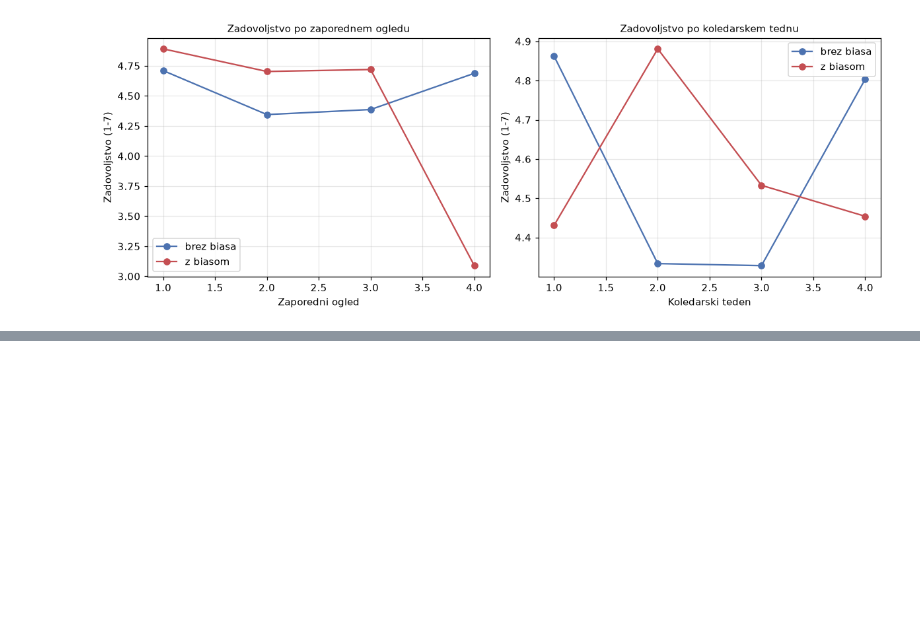
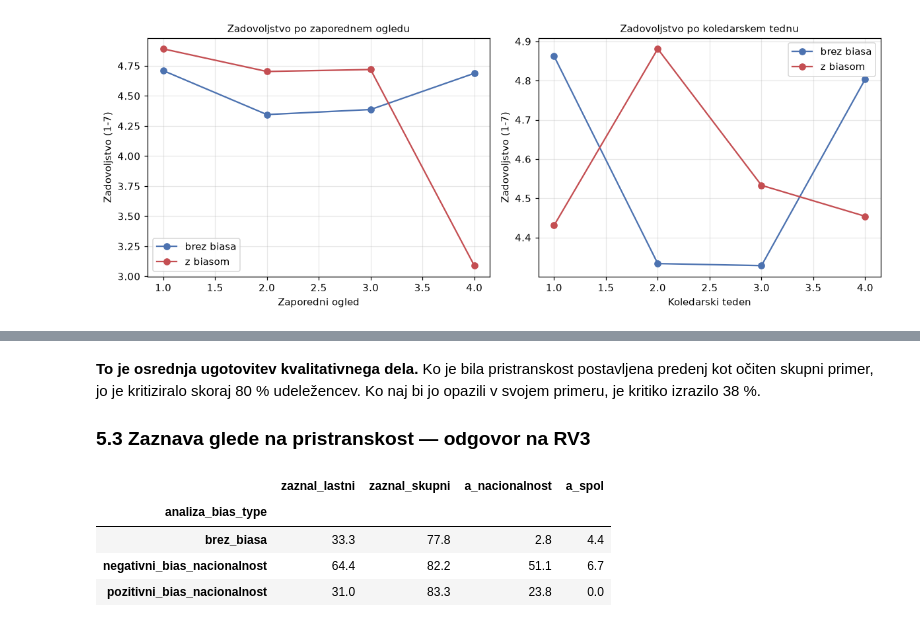
Before and after one commit to HarisBeg26/xai-analiza-podatkov, a Jupyter notebook: Analiza/analiza_mesani_modeli.ipynb, the cells around one changed output, grey strips where cells are left out. Saved outputs shown, nothing was run; the diff lists cells and outputs as text; code cells hidden in the pictures; blank space fills up the shorter version.

```diff
--- a/Analiza/analiza_mesani_modeli.ipynb
+++ b/Analiza/analiza_mesani_modeli.ipynb
@@ -924,0 +943,17 @@ To je treba dorečiti, preden se model požene.
+# %% [markdown]
+**To je osrednja ugotovitev kvalitativnega dela.** Ko je bila pristranskost postavljena
+predenj kot očiten skupni primer, jo je kritiziralo skoraj 80 % udeležencev. Ko naj bi jo
+opazili v svojem primeru, je kritiko izrazilo 38 %.
+
+### 5.3 Zaznava glede na pristranskost — odgovor na RV3
+# %%
+po_pogoju = df.groupby("analiza_bias_type")[
+    ["zaznal_lastni", "zaznal_skupni", "a_nacionalnost", "a_spol"]
+].mean()
+(po_pogoju * 100).round(1)
+# %% [output]
+|  | zaznal_lastni | zaznal_skupni | a_nacionalnost | a_spol |
+| analiza_bias_type |  |  |  |  |
+| brez_biasa | 33.3 | 77.8 | 2.8 | 4.4 |
+| negativni_bias_nacionalnost | 64.4 | 82.2 | 51.1 | 6.7 |
+| pozitivni_bias_nacionalnost | 31.0 | 83.3 | 23.8 | 0.0 |
```
Also changed, not shown: parts of 15 cells of this notebook, 4 other files.
